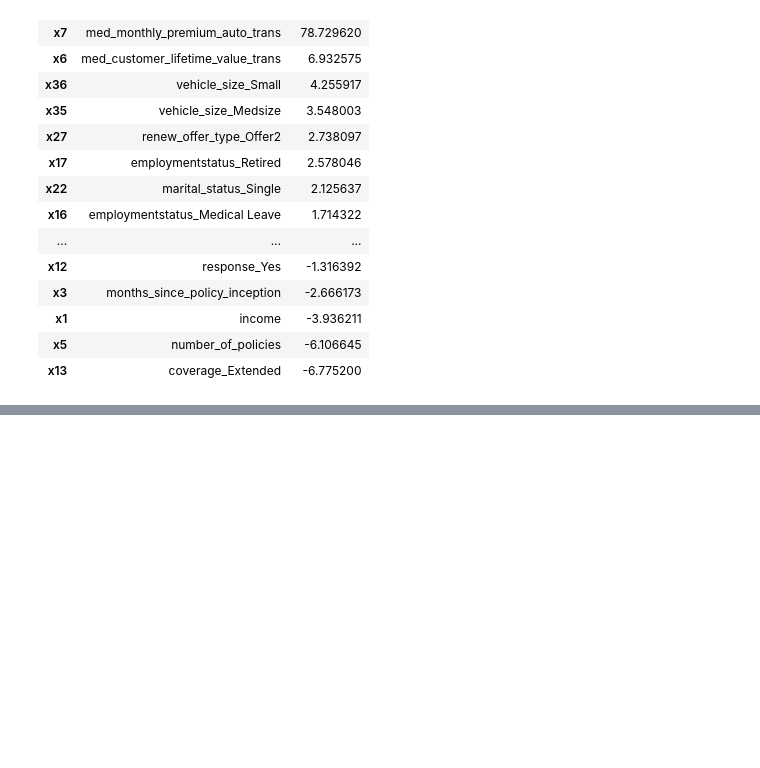
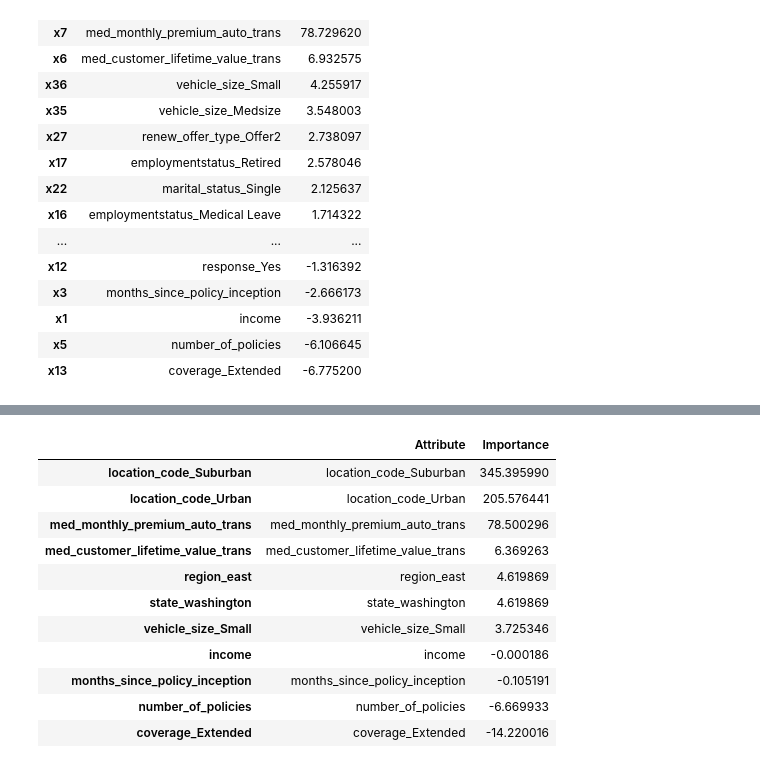
Before and after one commit to msantanarod/IronMercedes, a Jupyter notebook: Case study/Customer_Analysis_Case_Study/Customer Study Customer Analisys Complete Model.ipynb, the cells around one changed output, grey strips where cells are left out. Drawn from its saved outputs; the diff is of its cells as text; code cells hidden in the pictures; blank space fills up the shorter version.

```diff
--- a/Case study/Customer_Analysis_Case_Study/Customer Study Customer Analisys Complete Model.ipynb
+++ b/Case study/Customer_Analysis_Case_Study/Customer Study Customer Analisys Complete Model.ipynb
@@ -1080,0 +1218,16 @@ X
+# %%
+
+features_importances
+# %% [output]
+|  | Attribute | Importance |
+| location_code_Suburban | location_code_Suburban | 345.395990 |
+| location_code_Urban | location_code_Urban | 205.576441 |
+| med_monthly_premium_auto_trans | med_monthly_premium_auto_trans | 78.500296 |
+| med_customer_lifetime_value_trans | med_customer_lifetime_value_trans | 6.369263 |
+| region_east | region_east | 4.619869 |
+| state_washington | state_washington | 4.619869 |
+| vehicle_size_Small | vehicle_size_Small | 3.725346 |
+| income | income | -0.000186 |
+| months_since_policy_inception | months_since_policy_inception | -0.105191 |
+| number_of_policies | number_of_policies | -6.669933 |
+| coverage_Extended | coverage_Extended | -14.220016 |
```
Also changed, not shown: parts of 41 cells of this notebook, 1 other file.
